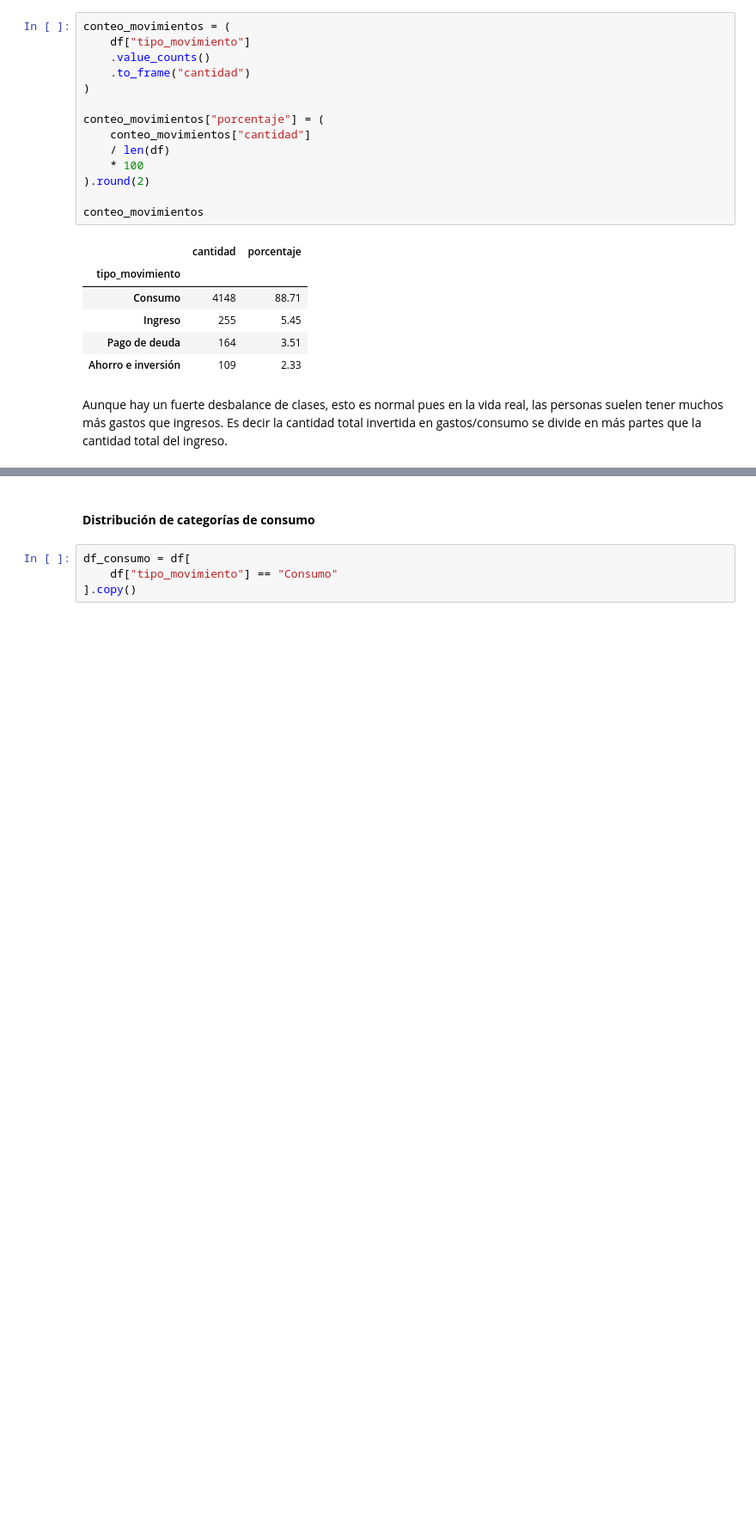
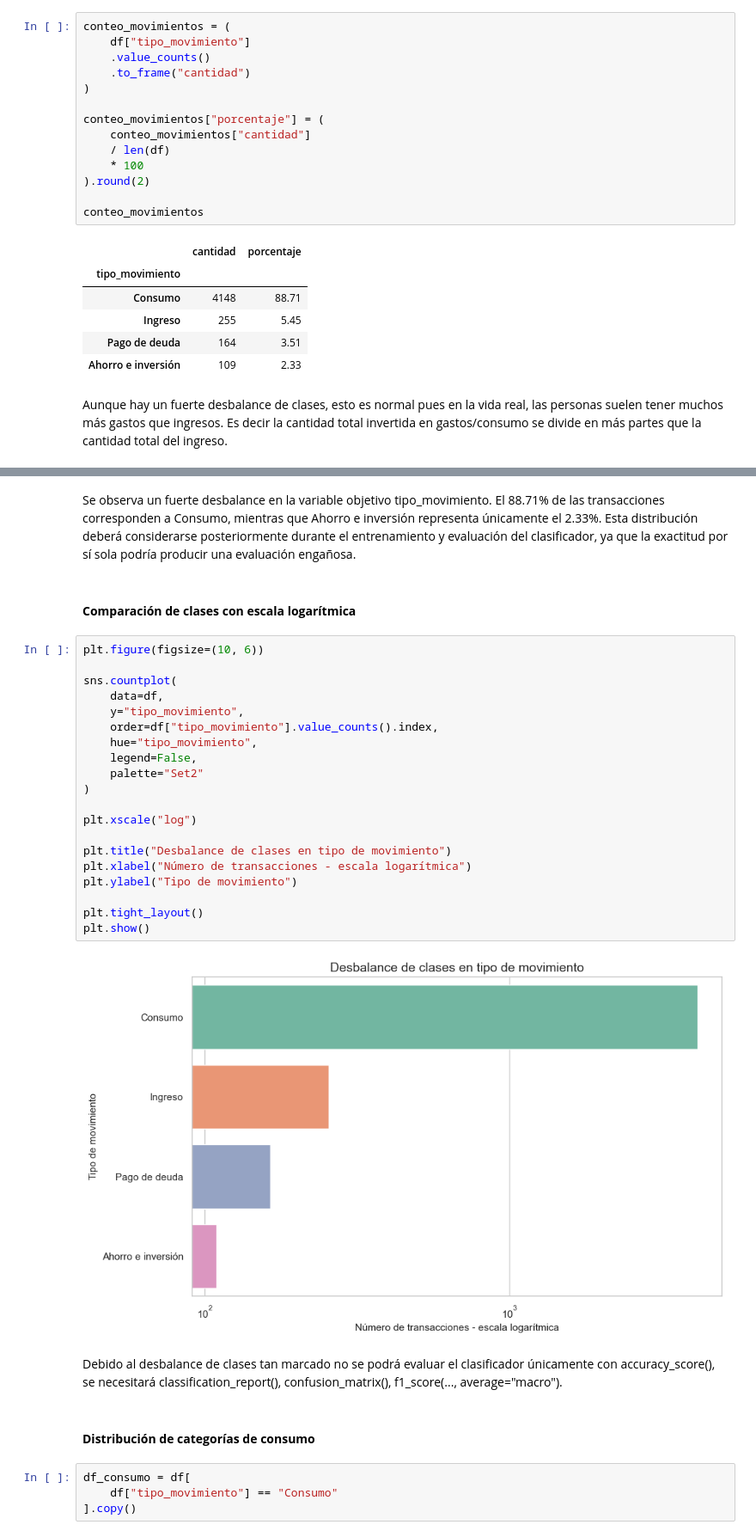
Before and after one commit to No-Country-simulation/Hackathon-G9-LATAM-Team-68, a Jupyter notebook: ciencia-de-datos/cuaderno_trabajo.ipynb, the cells around one changed output, grey strips where cells are left out. Shown at 86% size. Drawn from its saved outputs; the diff is of its cells as text; blank space fills up the shorter version.

```diff
--- a/ciencia-de-datos/cuaderno_trabajo.ipynb
+++ b/ciencia-de-datos/cuaderno_trabajo.ipynb
@@ -485,3 +527,31 @@ Aunque hay un fuerte desbalance de clases, esto es normal pues en la vida real,
+# %% [markdown]
+Se observa un fuerte desbalance en la variable objetivo tipo_movimiento. El 88.71% de las transacciones corresponden a Consumo, mientras que Ahorro e inversión representa únicamente el 2.33%. Esta distribución deberá considerarse posteriormente durante el entrenamiento y evaluación del clasificador, ya que la exactitud por sí sola podría producir una evaluación engañosa.
+# %% [markdown]
+#### **Comparación de clases con escala logarítmica**
+# %%
+plt.figure(figsize=(10, 6))
+
+sns.countplot(
+    data=df,
+    y="tipo_movimiento",
+    order=df["tipo_movimiento"].value_counts().index,
+    hue="tipo_movimiento",
+    legend=False,
+    palette="Set2"
+)
+
+plt.xscale("log")
+
+plt.title("Desbalance de clases en tipo de movimiento")
+plt.xlabel("Número de transacciones - escala logarítmica")
+plt.ylabel("Tipo de movimiento")
+
+plt.tight_layout()
+plt.show()
+# %% [output]
+[figure, added]
+# %% [markdown]
+Debido al desbalance de clases tan marcado no se podrá evaluar el clasificador únicamente con accuracy_score(), se necesitará classification_report(), confusion_matrix(), f1_score(..., average="macro").
 # %% [markdown]
 #### **Distribución de categorías de consumo**
 # %%
```
Also changed, not shown: parts of 39 cells of this notebook.
